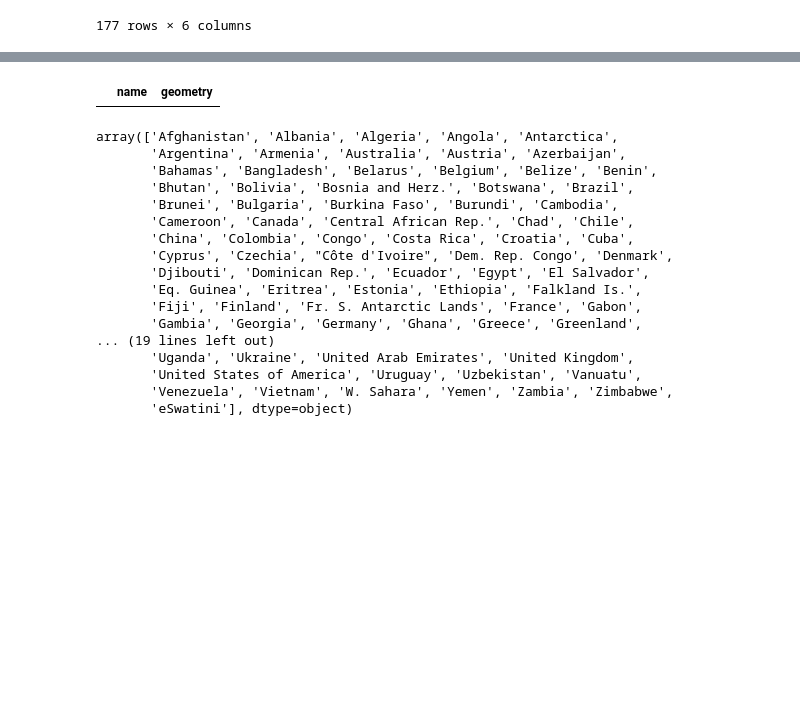
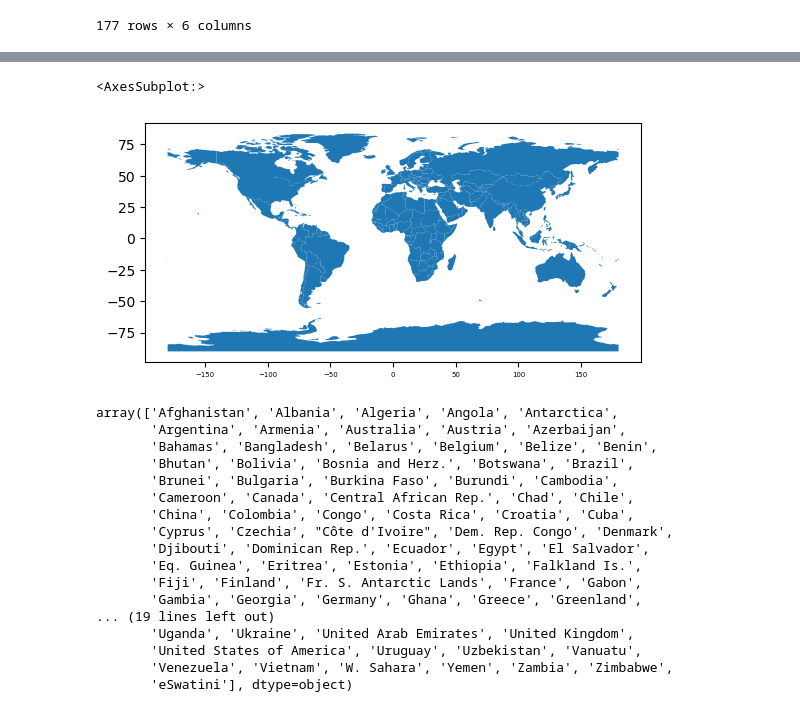
Before and after one commit to alienor15/Films_DM_2023, a Jupyter notebook: Data vizualization.ipynb, the cells around one changed output, grey strips where cells are left out. Drawn from its saved outputs; the diff is of its cells as text; code cells hidden in the pictures; blank space fills up the shorter version.

```diff
--- a/Data vizualization.ipynb
+++ b/Data vizualization.ipynb
@@ -170,10 +171,11 @@ world
 177 rows × 2 columns
 # %%
 df_sans_NA=df.dropna(axis=0, subset=['nationality_1']).reset_index(drop=True)
-# %%
-world[world.name=="Macedonia"]
-# %% [output]
-|  | name | geometry |
+# %%
+world.plot()
+# %% [output]
+<AxesSubplot:>
+[figure, added]
 # %%
 world=world.sort_values('name')
 # %%
```
Also changed, not shown: parts of 23 cells of this notebook.
